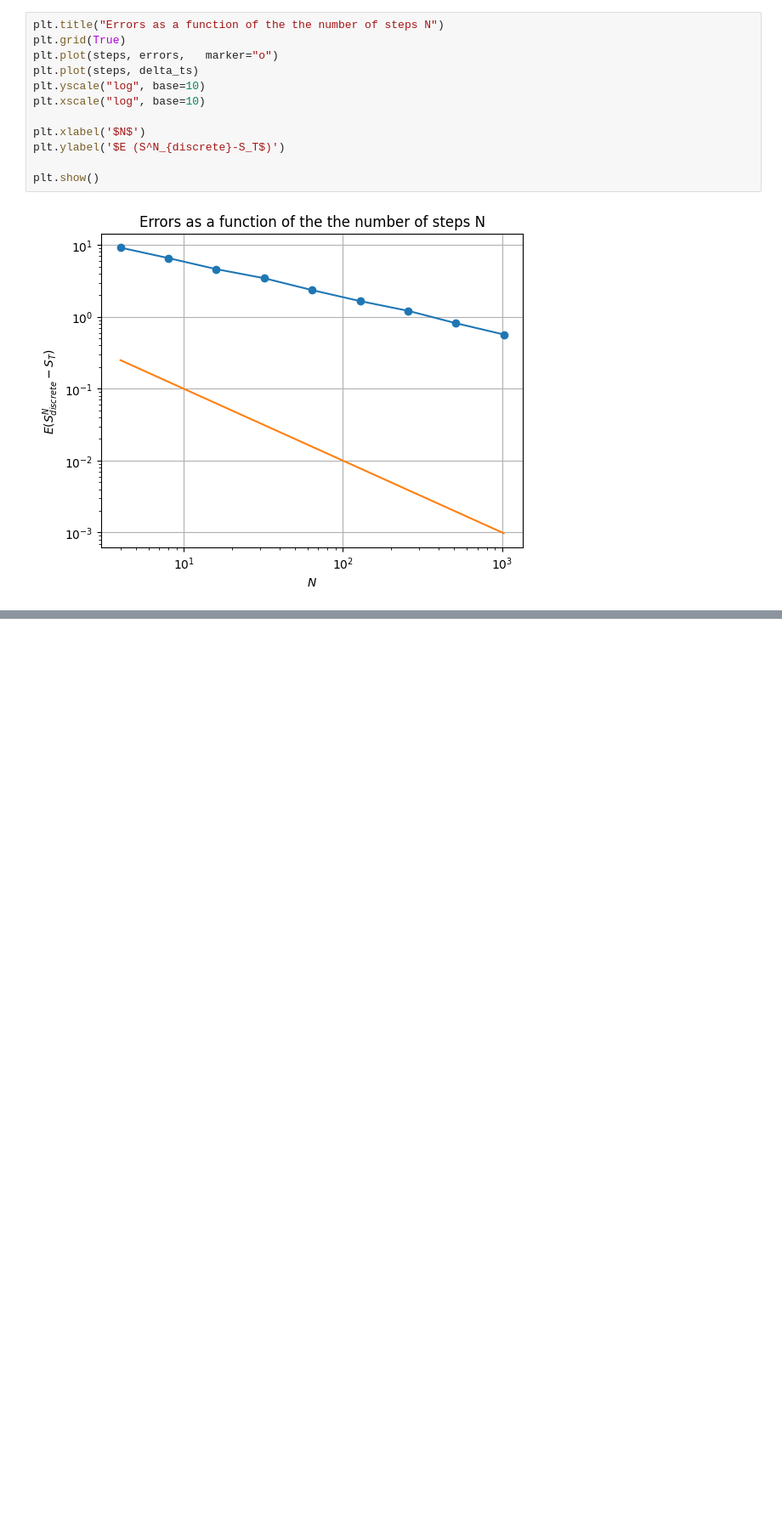
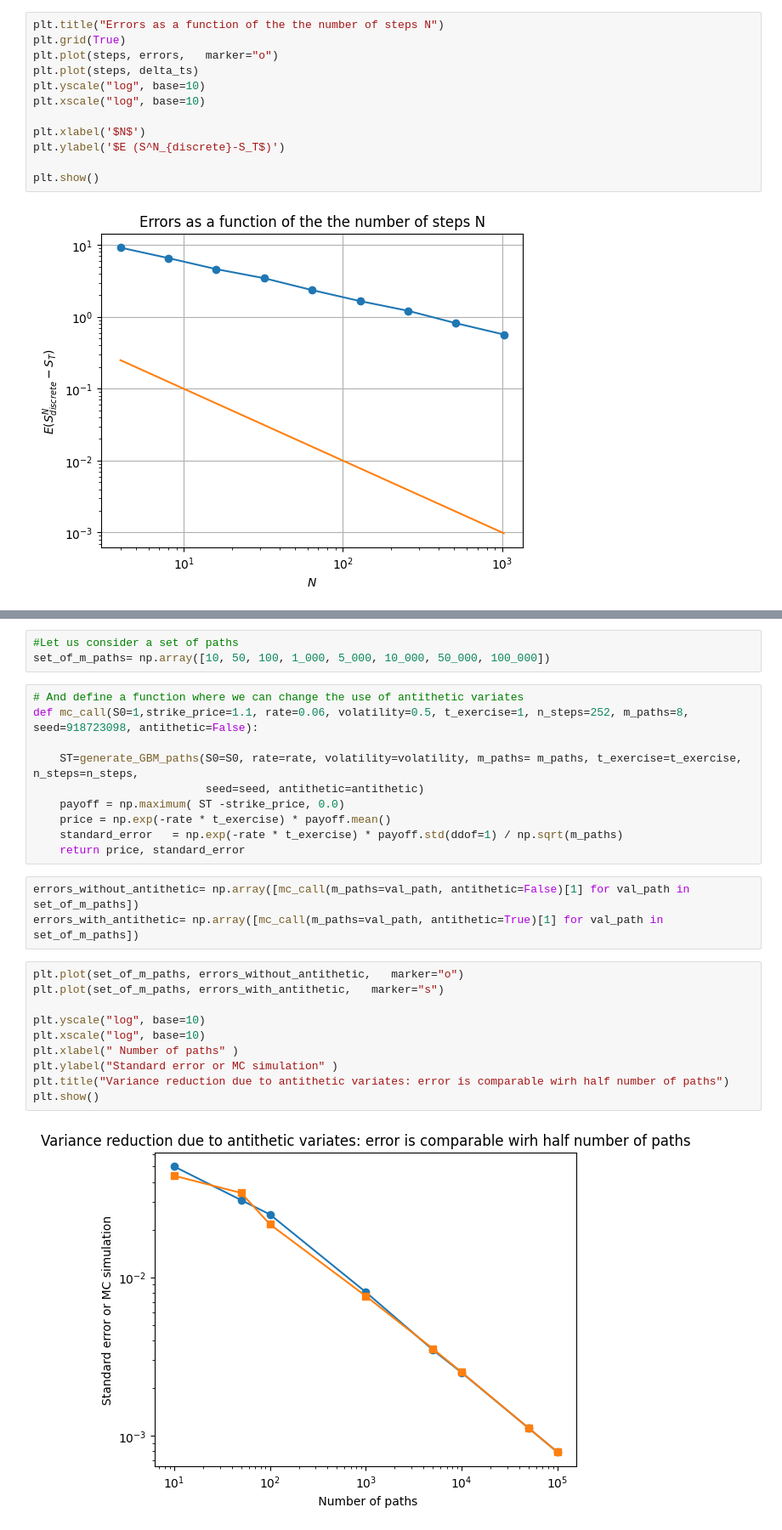
Before and after one commit to leonardo-delacruz/Option-pricing, a Jupyter notebook: examples/brownian_motion.ipynb, the cells around one changed output, grey strips where cells are left out. Shown at 85% size. Cells and saved outputs as stored; diff of their text form; blank space fills up the shorter version.

```diff
--- a/examples/brownian_motion.ipynb
+++ b/examples/brownian_motion.ipynb
@@ -131,0 +162,28 @@ plt.show()
+# %%
+#Let us consider a set of paths
+set_of_m_paths= np.array([10, 50, 100, 1_000, 5_000, 10_000, 50_000, 100_000])
+# %%
+# And define a function where we can change the use of antithetic variates
+def mc_call(S0=1,strike_price=1.1, rate=0.06, volatility=0.5, t_exercise=1, n_steps=252, m_paths=8, seed=918723098, antithetic=False):
+
+    ST=generate_GBM_paths(S0=S0, rate=rate, volatility=volatility, m_paths= m_paths, t_exercise=t_exercise, n_steps=n_steps,
+                          seed=seed, antithetic=antithetic)
+    payoff = np.maximum( ST -strike_price, 0.0)
+    price = np.exp(-rate * t_exercise) * payoff.mean()
+    standard_error   = np.exp(-rate * t_exercise) * payoff.std(ddof=1) / np.sqrt(m_paths)
+    return price, standard_error
+# %%
+errors_without_antithetic= np.array([mc_call(m_paths=val_path, antithetic=False)[1] for val_path in set_of_m_paths])
+errors_with_antithetic= np.array([mc_call(m_paths=val_path, antithetic=True)[1] for val_path in set_of_m_paths])
+# %%
+plt.plot(set_of_m_paths, errors_without_antithetic,   marker="o")
+plt.plot(set_of_m_paths, errors_with_antithetic,   marker="s")
+
+plt.yscale("log", base=10)
+plt.xscale("log", base=10)
+plt.xlabel(" Number of paths" )
+plt.ylabel("Standard error or MC simulation" )
+plt.title("Variance reduction due to antithetic variates: error is comparable wirh half number of paths")
+plt.show()
+# %% [output]
+[figure, added]
```
Also changed, not shown: parts of 4 cells of this notebook.
